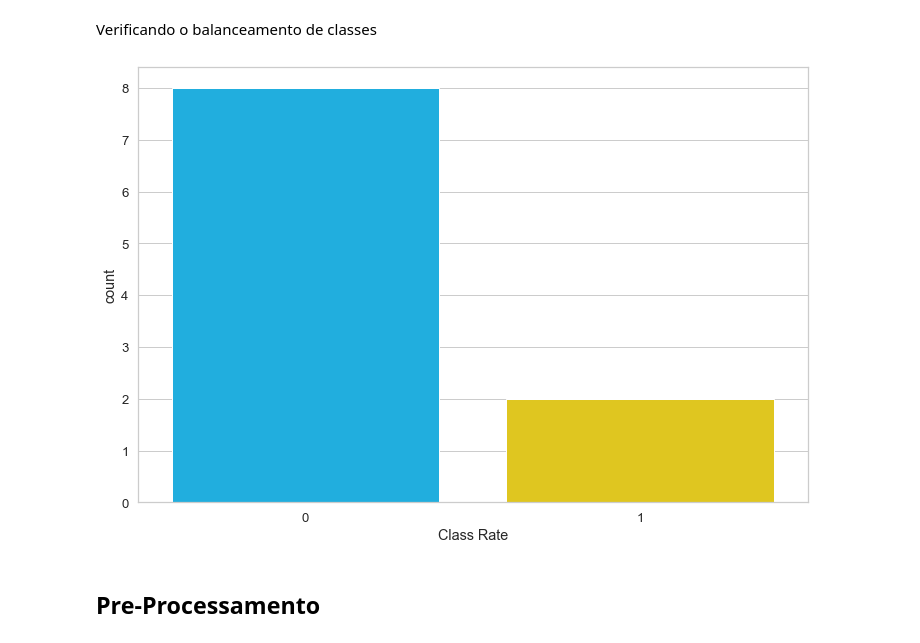
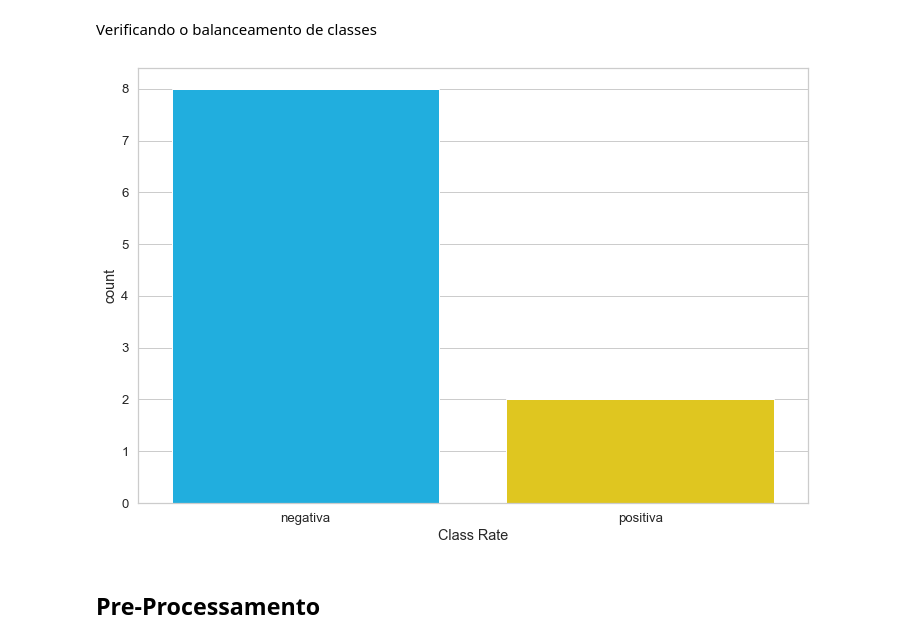
Before and after one commit to DanielReeyes/relation-extraction-deep-learning, a Jupyter notebook: notebook/RelationIdentifierBERT.ipynb, the cells around one changed output. Saved outputs shown, nothing was run; the diff lists cells and outputs as text; code cells hidden in the pictures.

```diff
--- a/notebook/RelationIdentifierBERT.ipynb
+++ b/notebook/RelationIdentifierBERT.ipynb
@@ -44,6 +44,7 @@ sns.set(style='whitegrid', palette='muted', font_scale=1.2)
 HAPPY_COLORS_PALETTE = ["#01BEFE", "#FFDD00", "#FF7D00", "#FF006D", "#ADFF02", "#8F00FF"]
 sns.set_palette(sns.color_palette(HAPPY_COLORS_PALETTE))
 rcParams['figure.figsize'] = 12, 8
+class_names = ['negativa', 'positiva']
 
 #Configuração de SEED
 RANDOM_SEED = 42
@@ -96,10 +97,11 @@ memory usage: 688.0+ bytes
 # %% [markdown]
 Verificando o balanceamento de classes
 # %%
-sns.countplot(data['class'])
-plt.xlabel('Class Rate');
+ax = sns.countplot(data['class'])
+plt.xlabel('Class Rate')
+ax.set_xticklabels(class_names);
 # %% [output]
-[figure, old version]
+[figure, new version]
 # %% [markdown]
 <h2>Pre-Processamento</h2>
 # %% [markdown]
```
Also changed, not shown: parts of 15 cells of this notebook.
